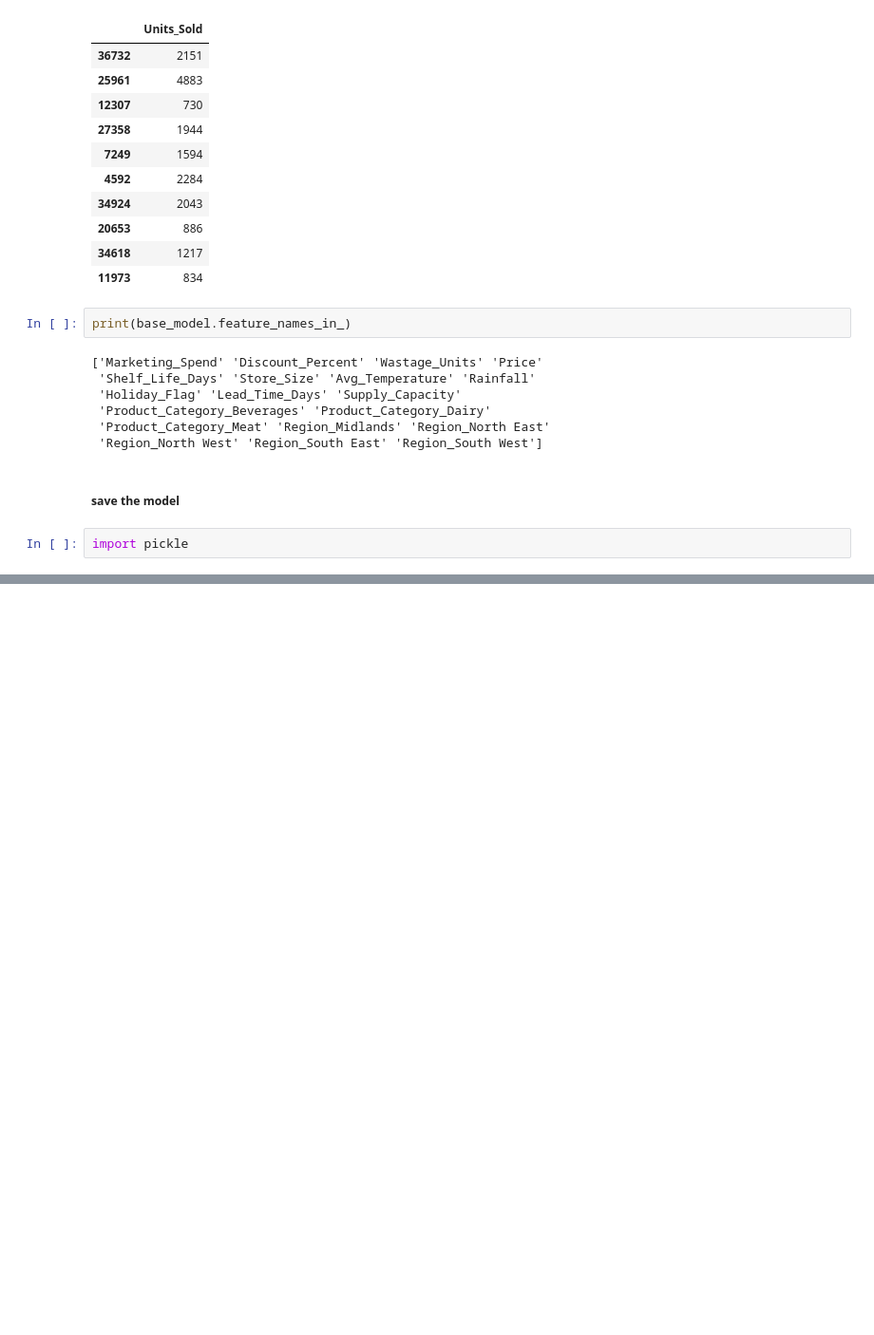
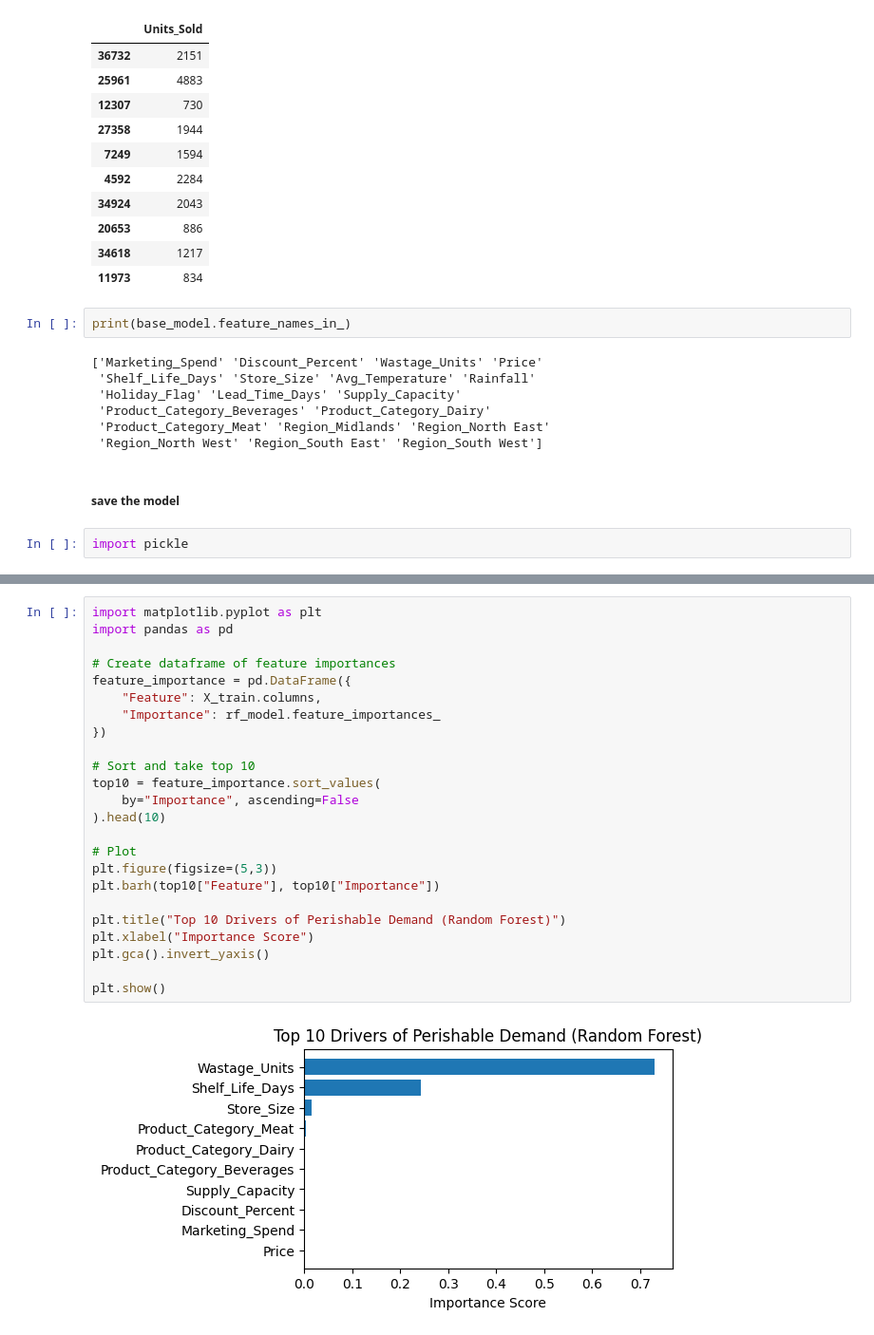
Before and after one commit to edwinaabam/FrostUK, a Jupyter notebook: model/model.ipynb, the cells around one changed output, grey strips where cells are left out. Shown at 95% size. Saved outputs shown, nothing was run; the diff lists cells and outputs as text; blank space fills up the shorter version.

```diff
--- a/model/model.ipynb
+++ b/model/model.ipynb
@@ -244,0 +393,26 @@ with open(r"C:\Users\Edwina\Documents\Amdari_files\ds_projects\FrostUK\model\lr_
+# %%
+import matplotlib.pyplot as plt
+import pandas as pd
+
+# Create dataframe of feature importances
+feature_importance = pd.DataFrame({
+    "Feature": X_train.columns,
+    "Importance": rf_model.feature_importances_
+})
+
+# Sort and take top 10
+top10 = feature_importance.sort_values(
+    by="Importance", ascending=False
+).head(10)
+
+# Plot
+plt.figure(figsize=(5,3))
+plt.barh(top10["Feature"], top10["Importance"])
+
+plt.title("Top 10 Drivers of Perishable Demand (Random Forest)")
+plt.xlabel("Importance Score")
+plt.gca().invert_yaxis()
+
+plt.show()
+# %% [output]
+[figure, added]
```
Also changed, not shown: parts of 18 cells of this notebook, 4 other files.
